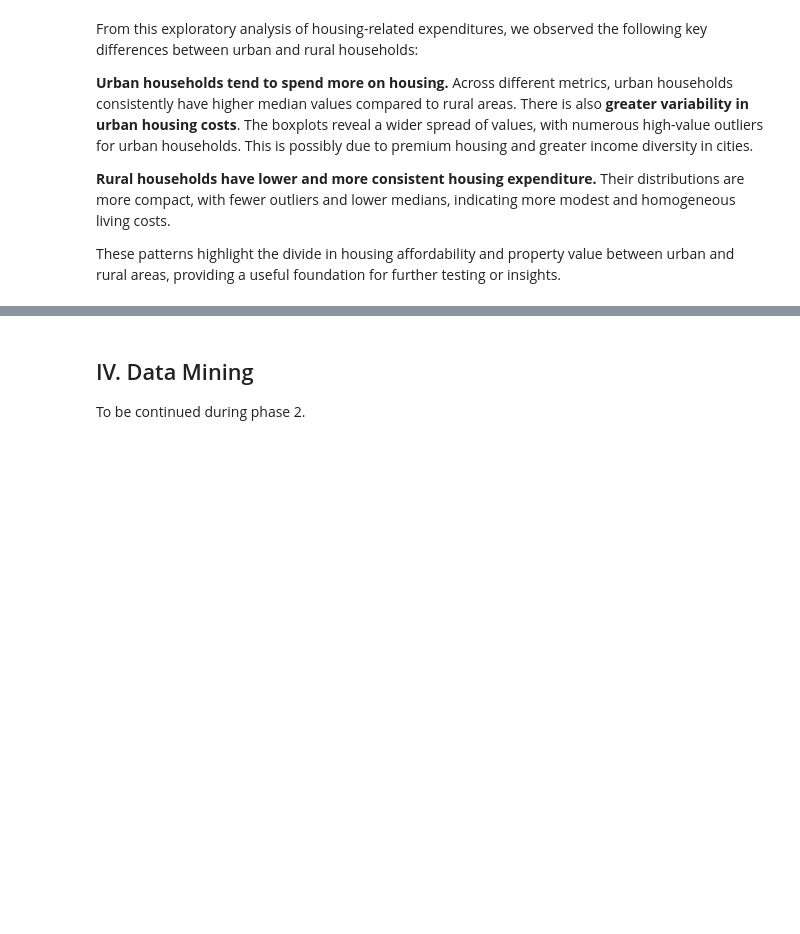
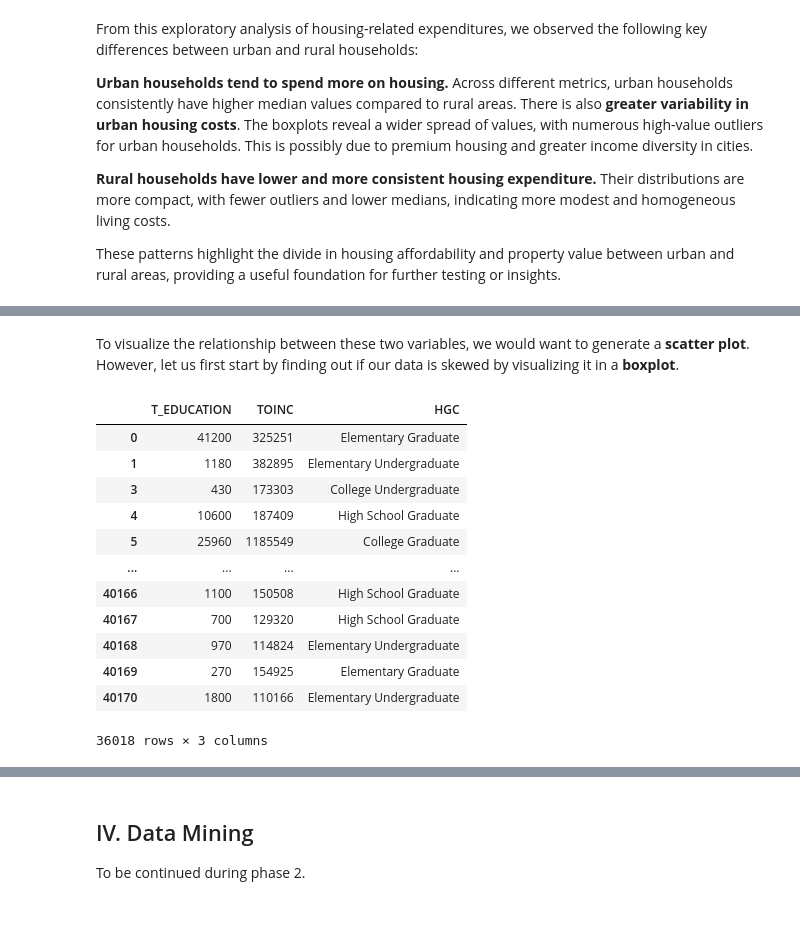
Before and after one commit to qu1r0ra/psa-dataset-analysis, a Jupyter notebook: fie-analysis.ipynb, the cells around one changed output, grey strips where cells are left out. Saved outputs shown, nothing was run; the diff lists cells and outputs as text; code cells hidden in the pictures; blank space fills up the shorter version.

```diff
--- a/fie-analysis.ipynb
+++ b/fie-analysis.ipynb
@@ -1212,0 +1231,19 @@ These patterns highlight the divide in housing affordability and property value
+# %% [markdown]
+To visualize the relationship between these two variables, we would want to generate a **scatter plot**. However, let us first start by finding out if our data is skewed by visualizing it in a **boxplot**.
+# %%
+edu_df = edu_df.query('T_EDUCATION > 0 or TOINC < 166476')
+edu_df
+# %% [output]
+|  | T_EDUCATION | TOINC | HGC |
+| 0 | 41200 | 325251 | Elementary Graduate |
+| 1 | 1180 | 382895 | Elementary Undergraduate |
+| 3 | 430 | 173303 | College Undergraduate |
+| 4 | 10600 | 187409 | High School Graduate |
+| 5 | 25960 | 1185549 | College Graduate |
+| ... | ... | ... | ... |
+| 40166 | 1100 | 150508 | High School Graduate |
+| 40167 | 700 | 129320 | High School Graduate |
+| 40168 | 970 | 114824 | Elementary Undergraduate |
+| 40169 | 270 | 154925 | Elementary Graduate |
+| 40170 | 1800 | 110166 | Elementary Undergraduate |
+36018 rows × 3 columns
```
Also changed, not shown: parts of 6 cells of this notebook.
